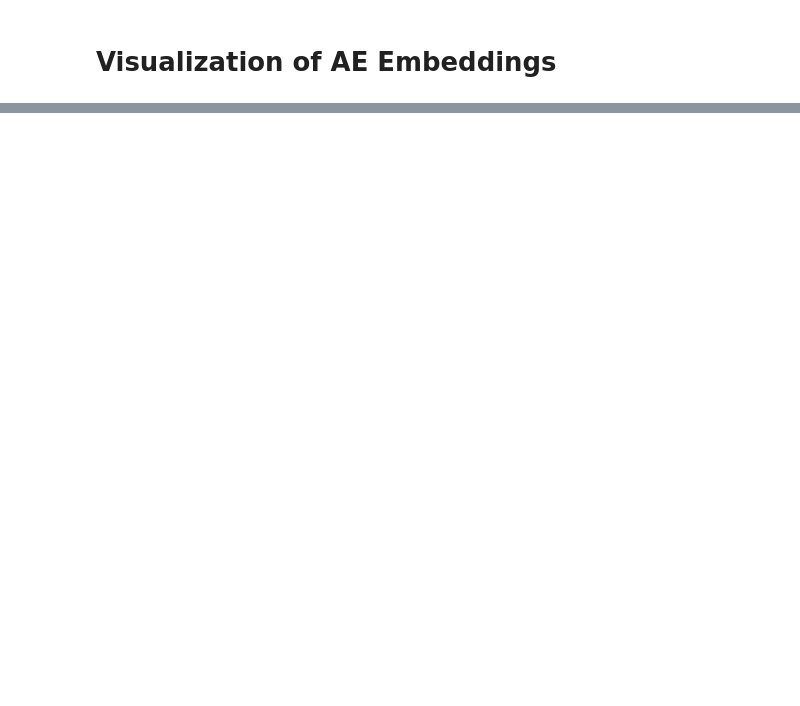
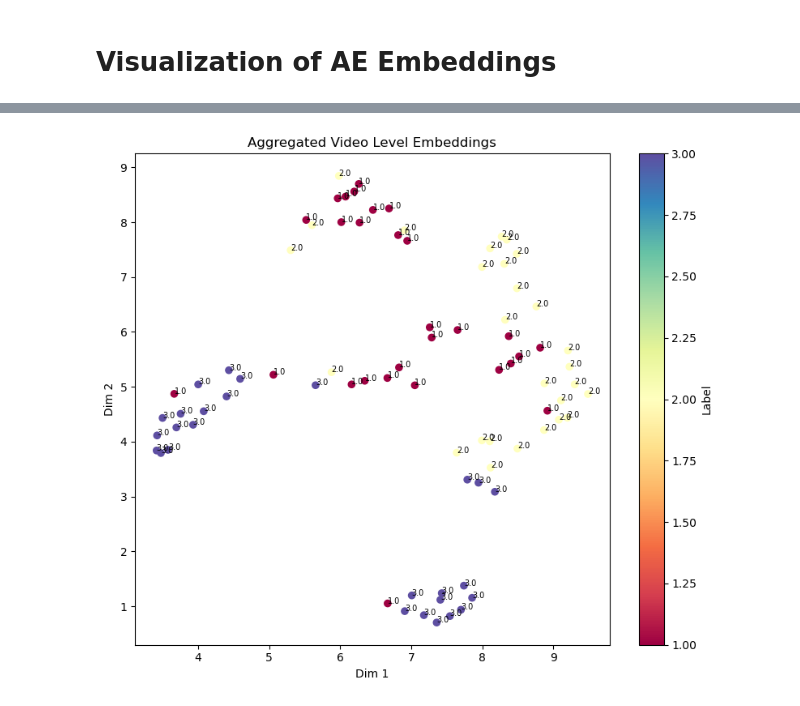
Before and after one commit to FinnWeikert/master-project, a Jupyter notebook: notebooks/embeddings_vis.ipynb, the cells around one changed output, grey strips where cells are left out. Saved outputs shown, nothing was run; the diff lists cells and outputs as text; code cells hidden in the pictures; blank space fills up the shorter version.

```diff
--- a/notebooks/embeddings_vis.ipynb
+++ b/notebooks/embeddings_vis.ipynb
@@ -15,0 +174,18 @@ model_path = "results/models/motion_autoencoder1.0.pth"
+# %%
+df = pd.read_csv("data/scores/merged_scores.csv")[['Vid_Name', 'Case_Number', 'QRS_Overal']]
+
+# 1. Convert embeddings_dict items to a DataFrame
+embeddings_df = pd.DataFrame(
+    list(embeddings_dict.items()),
+    columns=['Vid_Name', 'Embedding']
+)
+
+# 2. Merge the DataFrames on the common key 'Vid_Name'
+# This automatically handles missing keys and is very fast.
+merged_df = pd.merge(df, embeddings_df, on='Vid_Name', how='inner')
+merged_df_unique = make_scores_unique(merged_df, score_column='Case_Number')
+
+# 3. Create the final dictionary from the merged DataFrame
+embeddings_dict_scores = dict(zip(merged_df_unique['Case_Number'], merged_df_unique['Embedding']))
+
+len(embeddings_dict_scores)
@@ -15,0 +200,4 @@ model_path = "results/models/motion_autoencoder1.0.pth"
+# %%
+plot_embedding_map(embeddings_dict_scores, labels=list(embeddings_dict_scores.keys()),method='umap', title="Aggregated Video Level Embeddings")
+# %% [output]
+[figure, added]
```
Also changed, not shown: parts of 11 cells of this notebook, 18 other files.
